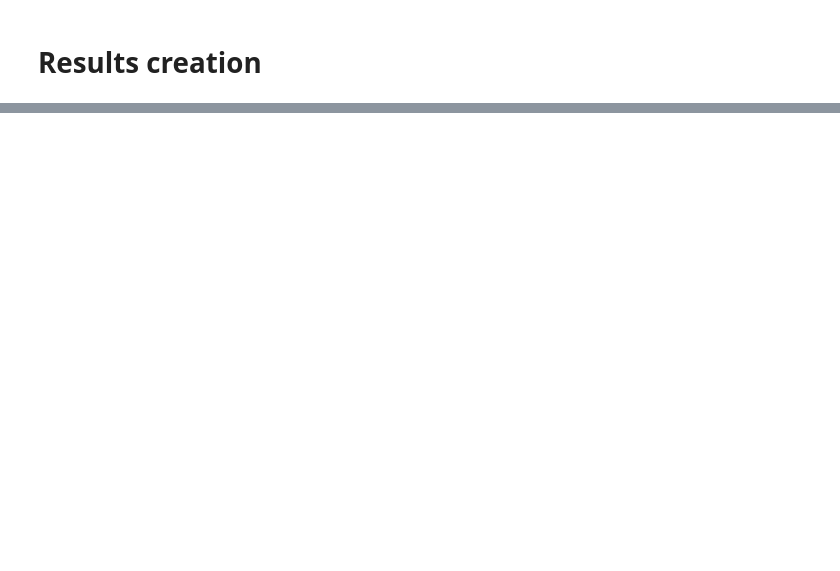
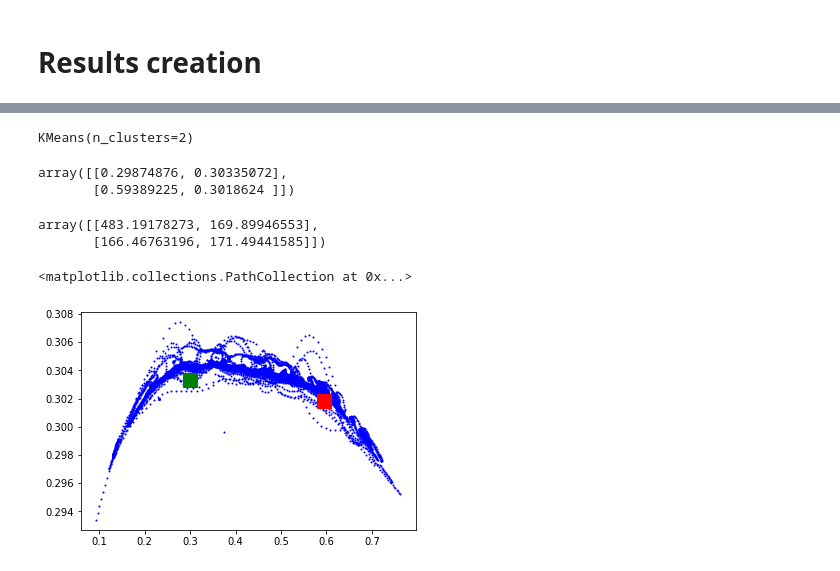
Before and after one commit to akanuasiegbu/BiPOCO, a Jupyter notebook: Trajectory_Pred.ipynb, the cells around one changed output, grey strips where cells are left out. Saved outputs shown, nothing was run; the diff lists cells and outputs as text; code cells hidden in the pictures; blank space fills up the shorter version.

```diff
--- a/Trajectory_Pred.ipynb
+++ b/Trajectory_Pred.ipynb
@@ -611,0 +468,14 @@ lstm_20.evaluate(testdict['x_ppl_box'],testdict['y_ppl_box'])
+# %%
+kmean_scal = KMeans(n_clusters=2)
+kmean = KMeans(n_clusters=2)
+# %%
+def tlbr_xywh(data):
+    data = data.astype(float)
+    data[:,2] = np.abs(data[:,2] - data[:,0] )
+    data[:,3] = np.abs(data[:,3] - data[:,1])
+
+    data[:,0] = data[:,0] + data[:,2]/2
+    data[:,1] = data[:,1] + data[:,3]/2
+
+
+    return data
@@ -611,0 +492,24 @@ lstm_20.evaluate(testdict['x_ppl_box'],testdict['y_ppl_box'])
+# %%
+kmean_scal.fit(tlbr_xywh(y_pred_scal)[:,0:2])
+kmean.fit(tlbr_xywh(y_pred)[:,0:2])
+# %% [output]
+KMeans(n_clusters=2)
+# %%
+out = kmean_scal.cluster_centers_
+out
+# %% [output]
+array([[0.29874876, 0.30335072],
+       [0.59389225, 0.3018624 ]])
+# %%
+out1 = kmean.cluster_centers_
+out1
+# %% [output]
+array([[483.19178273, 169.89946553],
+       [166.46763196, 171.49441585]])
+# %%
+plt.scatter(tlbr_xywh(y_pred_scal)[:,0], tlbr_xywh(y_pred_scal)[:,1],s=1, c='b')
+plt.scatter(out[0,0], out[0,1],s=200, c ='g', marker='s')
+plt.scatter(out[1,0], out[1,1], s=200, c ='r', marker='s')
+# %% [output]
+<matplotlib.collections.PathCollection at 0x...>
+[figure, added]
```
Also changed, not shown: parts of 88 cells of this notebook, 1 other file.
